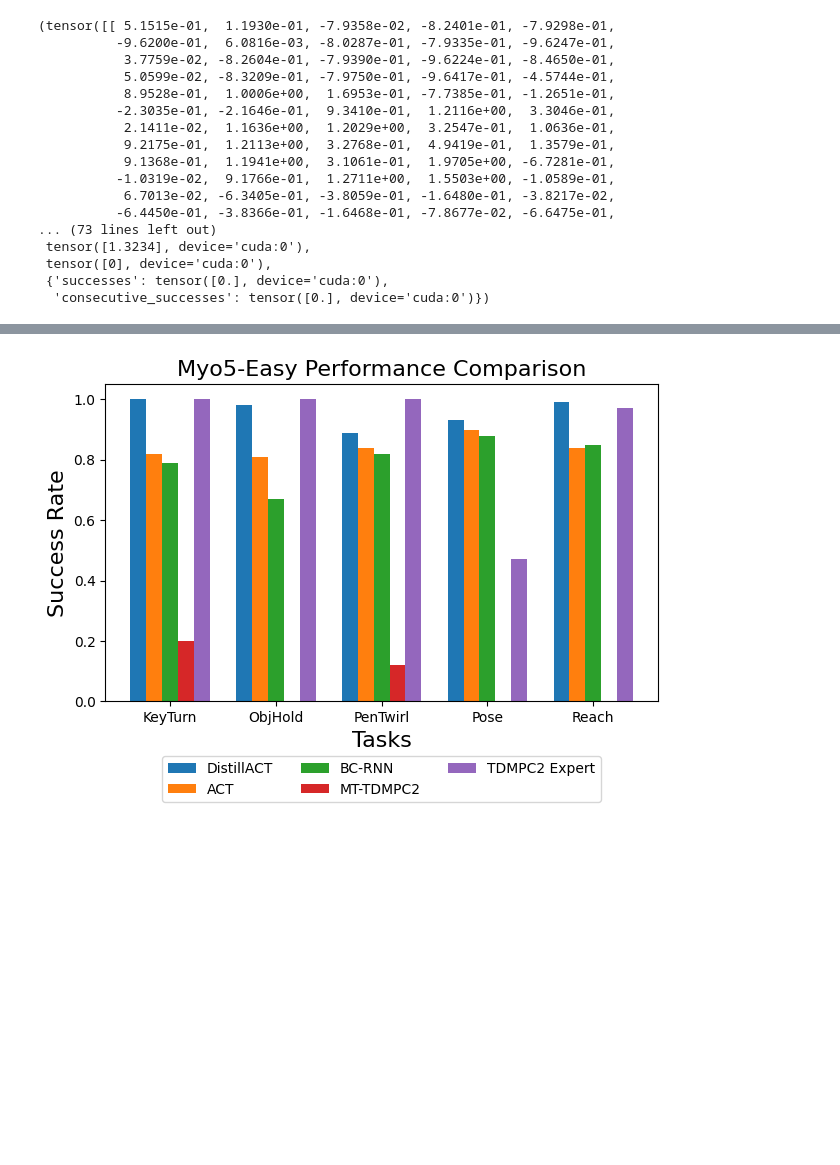
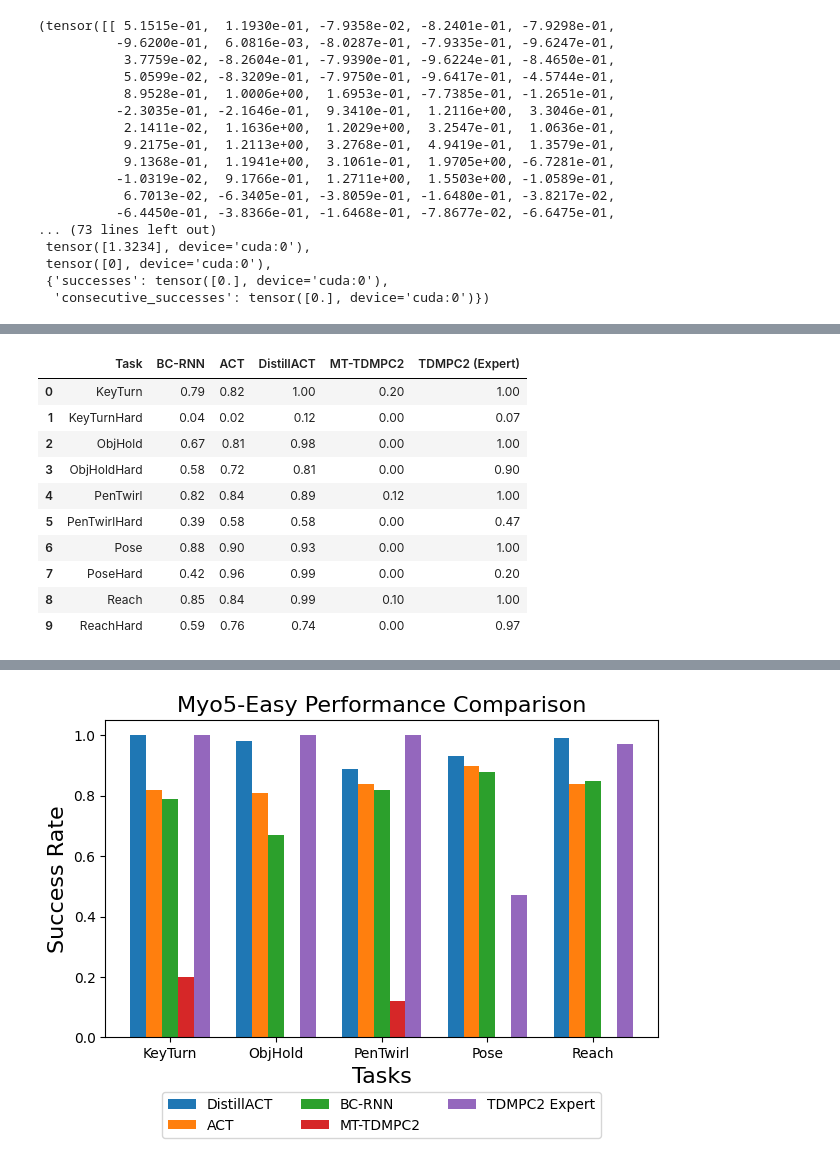
Before and after one commit to pairlab/fancy-bc, a Jupyter notebook: examples/notebooks/run_policy.ipynb, the cells around one changed output, grey strips where cells are left out. Saved outputs shown, nothing was run; the diff lists cells and outputs as text; code cells hidden in the pictures; blank space fills up the shorter version.

```diff
--- a/examples/notebooks/run_policy.ipynb
+++ b/examples/notebooks/run_policy.ipynb
@@ -90,0 +257,14 @@ env.step(torch.zeros(env.action_space.sample()[None].shape, device=env.task.devi
+# %%
+pd.read_csv("Method Comparison.csv")
+# %% [output]
+|  | Task | BC-RNN | ACT | DistillACT | MT-TDMPC2 | TDMPC2 (Expert) |
+| 0 | KeyTurn | 0.79 | 0.82 | 1.00 | 0.20 | 1.00 |
+| 1 | KeyTurnHard | 0.04 | 0.02 | 0.12 | 0.00 | 0.07 |
+| 2 | ObjHold | 0.67 | 0.81 | 0.98 | 0.00 | 1.00 |
+| 3 | ObjHoldHard | 0.58 | 0.72 | 0.81 | 0.00 | 0.90 |
+| 4 | PenTwirl | 0.82 | 0.84 | 0.89 | 0.12 | 1.00 |
+| 5 | PenTwirlHard | 0.39 | 0.58 | 0.58 | 0.00 | 0.47 |
+| 6 | Pose | 0.88 | 0.90 | 0.93 | 0.00 | 1.00 |
+| 7 | PoseHard | 0.42 | 0.96 | 0.99 | 0.00 | 0.20 |
+| 8 | Reach | 0.85 | 0.84 | 0.99 | 0.10 | 1.00 |
+| 9 | ReachHard | 0.59 | 0.76 | 0.74 | 0.00 | 0.97 |
```
Also changed, not shown: parts of 7 cells of this notebook, 1 other file.
